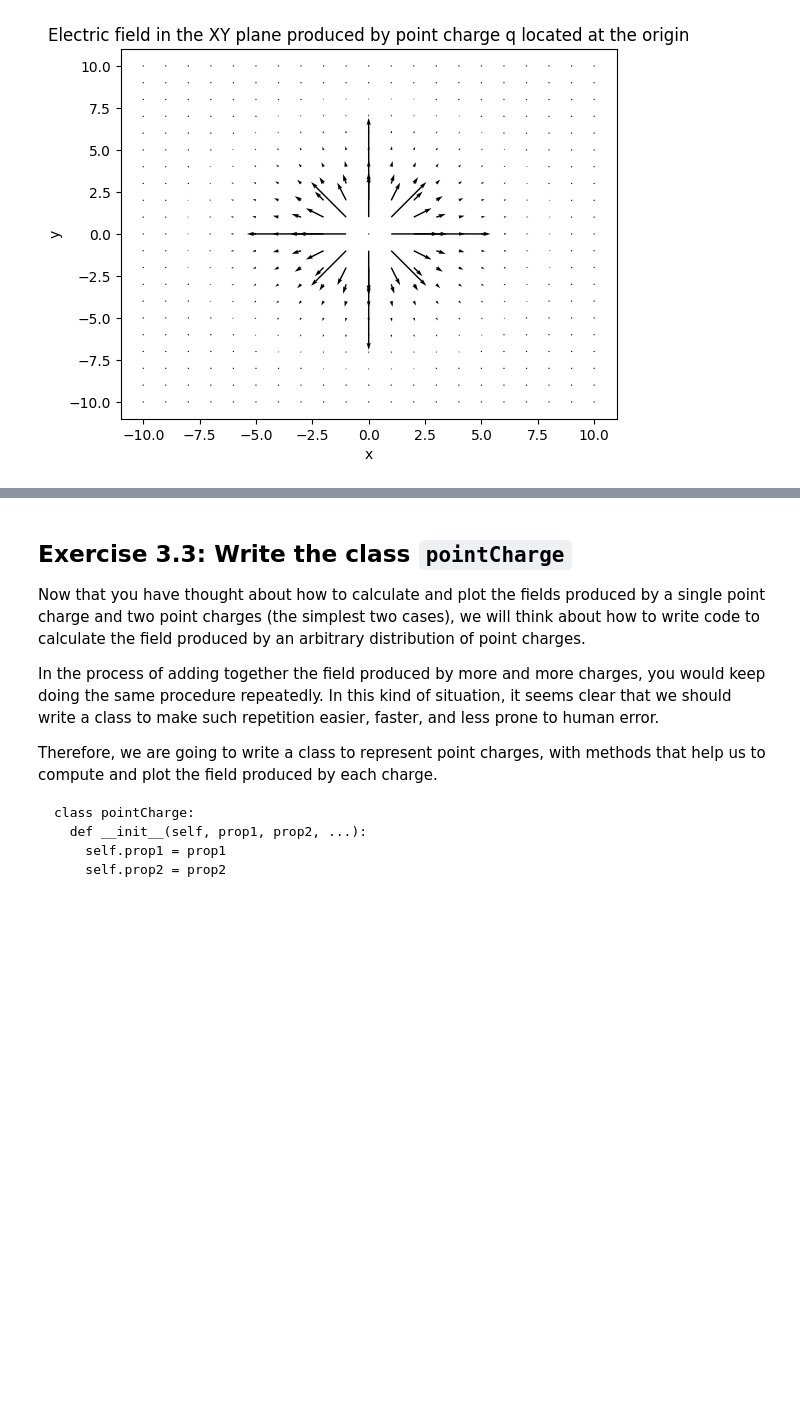
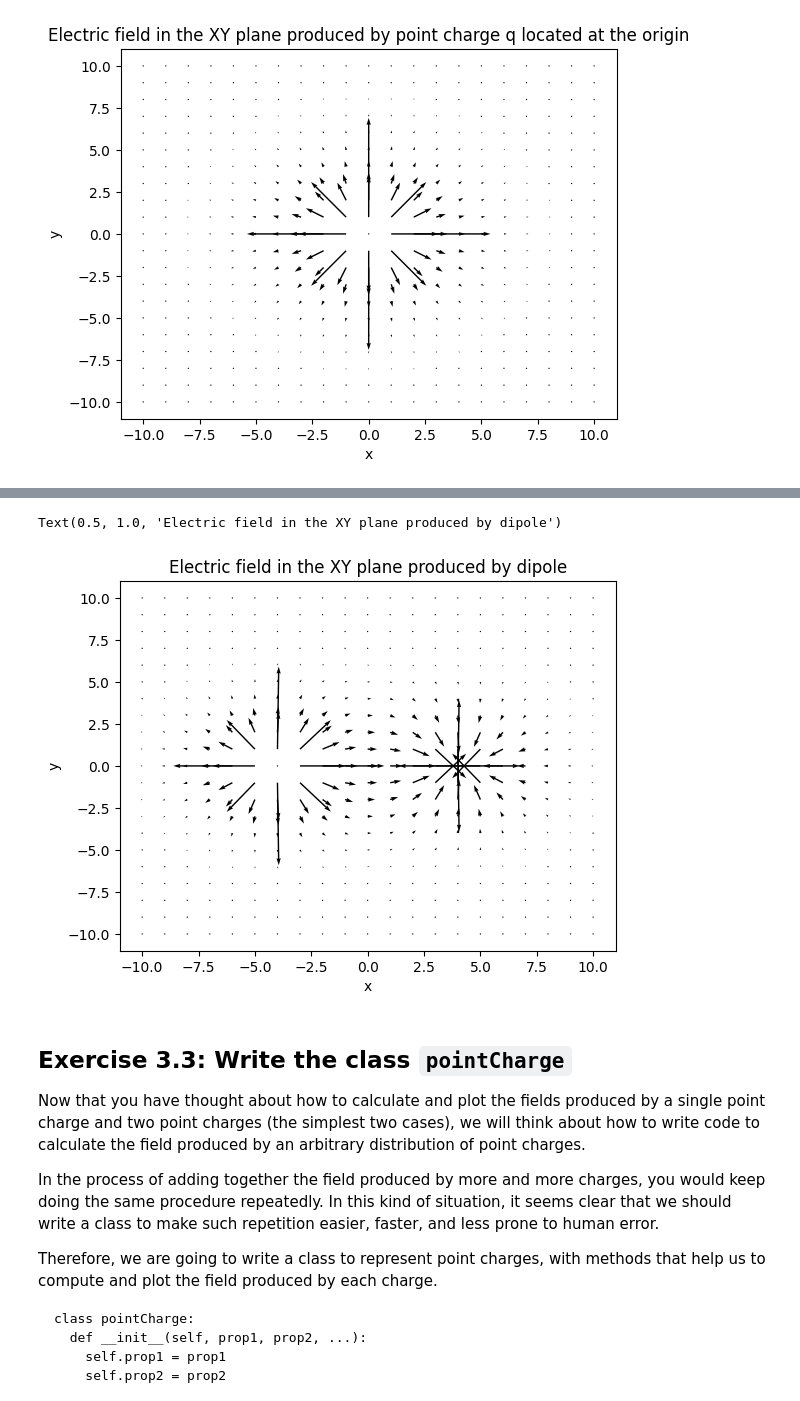
Before and after one commit to lxh6530/Assignment0-Lillian-Hart, a Jupyter notebook: Lab0_IEPII_Spr25.ipynb, the cells around one changed output, grey strips where cells are left out. Saved outputs shown, nothing was run; the diff lists cells and outputs as text; code cells hidden in the pictures; blank space fills up the shorter version.

```diff
--- a/Lab0_IEPII_Spr25.ipynb
+++ b/Lab0_IEPII_Spr25.ipynb
@@ -377,23 +379,36 @@ Hints:
 # %%
 ### TODO: YOUR CODE HERE
 xPts = np.linspace(-10,10,21)
 yPts = np.linspace(-10,10,21)
 x, y = np.meshgrid(xPts, yPts) # define a grid
 
 k = 1 # by definition in this lab
 charge = 1 # define charges in units of q
 
-r = np.sqrt(x**2 + y**2)### TODO: YOUR CODE HERE
-r [r==0]= 1
-fieldMagnitude = k*charge/(r**2) ### TODO: YOUR CODE HERE. Compute the magnitude of the field.
-fieldX = fieldMagnitude*x/r ### TODO: YOUR CODE HERE. Compute the x-component of the field.
-fieldY =fieldMagnitude*y/r ### TODO: YOUR CODE HERE. Compute the y-component of the field.
-fieldZ = 0  ### TODO: YOUR CODE HERE. Compute the z-component of the field.
 
-plt.quiver(x, y, fieldX, fieldY, scale= 5)
+r1 = np.sqrt((x+4)**2 + y**2)### TODO: YOUR CODE HERE
+r2 = np.sqrt((x-4)**2 + y**2)### TODO: YOUR CODE HERE
+r = np.sqrt(x**2 + y**2)
+r1 [r1==0]= 1
+r2 [r2==0]= 1
+fieldMagnitude1 = (k*charge/(r1**2))
+fieldMagnitude2= (-k*charge/(r2**2)) ### TODO: YOUR CODE HERE. Compute the magnitude of the field.
+
+fieldX1 = fieldMagnitude1*(x+4)/r1 ### TODO: YOUR CODE HERE. Compute the x-component of the field.
+fieldY1 =fieldMagnitude1*y/r1 ### TODO: YOUR CODE HERE. Compute the y-component of the field.
+
+fieldX2 = fieldMagnitude2*(x-4)/r2 ### TODO: YOUR CODE HERE. Compute the x-component of the field.
+fieldY2 =fieldMagnitude2*y/r2 ### TODO: YOUR CODE HERE. Compute the y-component of the field.
+
+fieldX = fieldX1 + fieldX2
+fieldY = fieldY1 + fieldY2
+plt.quiver(x, y, fieldX, fieldY, scale= 6)
 plt.xlabel('x')
 plt.ylabel('y')
 plt.title('Electric field in the XY plane produced by dipole')
+# %% [output]
+Text(0.5, 1.0, 'Electric field in the XY plane produced by dipole')
+[figure, added]
 # %% [markdown]
 ## Exercise 3.3: Write the class `pointCharge`
 Now that you have thought about how to calculate and plot the fields produced by a single point charge and two point charges (the simplest two cases), we will think about how to write code to calculate the field produced by an arbitrary distribution of point charges.
```
Also changed, not shown: parts of 13 cells of this notebook.
